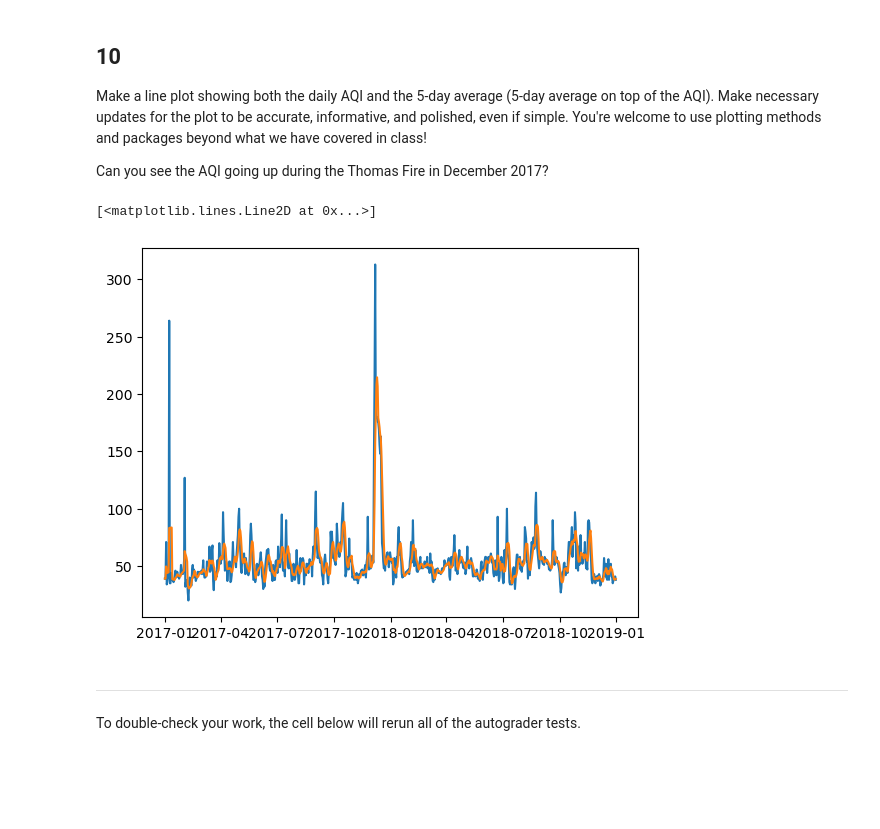
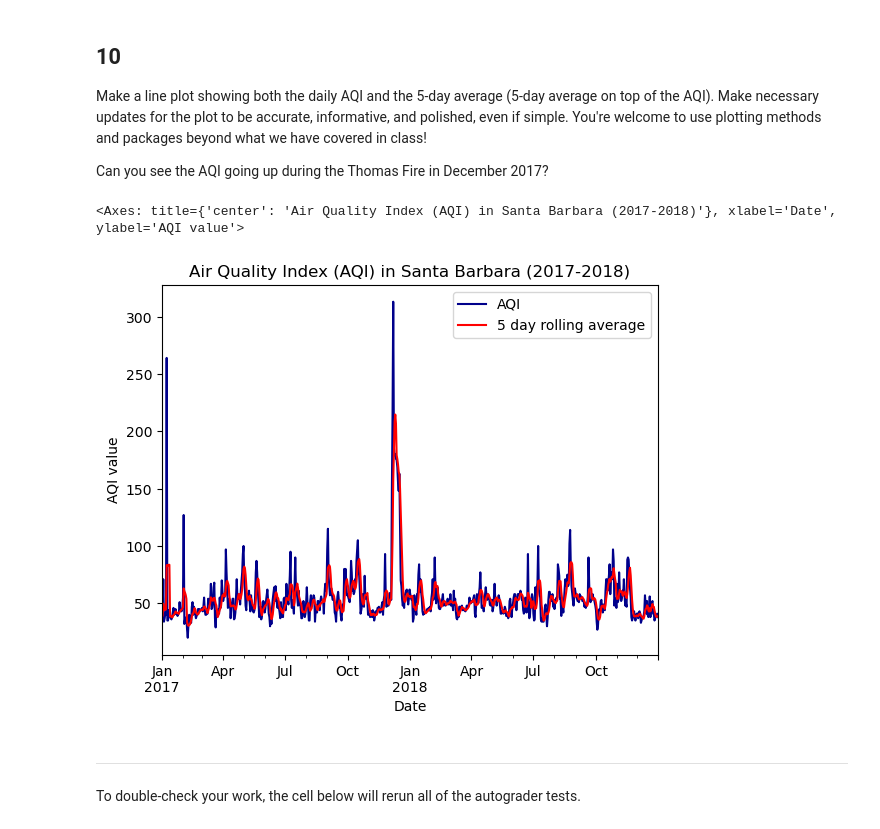
Before and after one commit to NatBonnet/eds220-hwk2, a Jupyter notebook: task3/hwk2-task3-aqi.ipynb, the cells around one changed output. Saved outputs shown, nothing was run; the diff lists cells and outputs as text; code cells hidden in the pictures; blank space fills up the shorter version.

Commit message:
Improve final plot visuals

```diff
--- a/task3/hwk2-task3-aqi.ipynb
+++ b/task3/hwk2-task3-aqi.ipynb
@@ -298,12 +300,17 @@ q9 results: All test cases passed!
 Make a line plot showing both the daily AQI and the 5-day average (5-day average on top of the AQI). Make necessary updates for the plot to be accurate, informative, and polished, even if simple. You're welcome to use plotting methods and packages beyond what we have covered in class!
 
 Can you see the AQI going up during the Thomas Fire in December 2017?
-# %%
-plt.plot(aqi_sb["aqi"])
-plt.plot(aqi_sb["five_day_average"])
-# %% [output]
-[<matplotlib.lines.Line2D at 0x...>]
-[figure, removed]
+# %%
+aqi_sb.plot(kind= "line", # Specify line plot
+           y = ["aqi", "five_day_average"], # Plot lines for AQI and rolling average
+            color = ["darkblue", "red"], # Set colors for each line
+            label = ["AQI", "5 day rolling average"], # Labels for the lines
+            xlabel = "Date", # Specify x label
+            ylabel = "AQI value", # Specify Y label
+            title = "Air Quality Index (AQI) in Santa Barbara (2017-2018)") # Add title
+# %% [output]
+<Axes: title={'center': 'Air Quality Index (AQI) in Santa Barbara (2017-2018)'}, xlabel='Date', ylabel='AQI value'>
+[figure, added]
 # %% [markdown]
 ---
 
```
Also changed, not shown: parts of 1 cell of this notebook.
